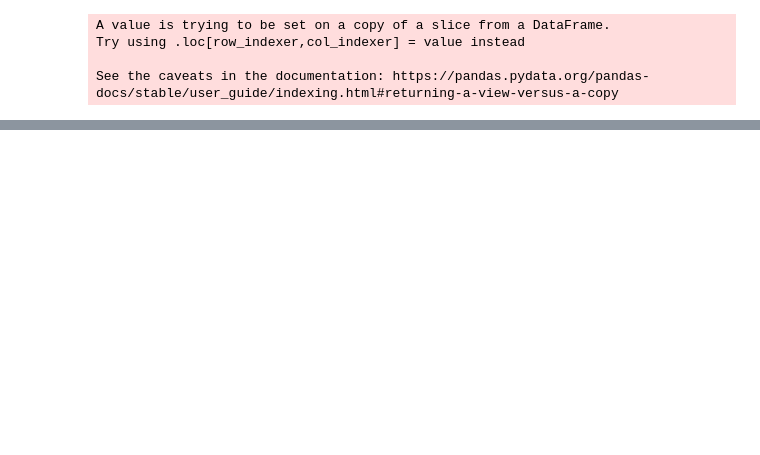
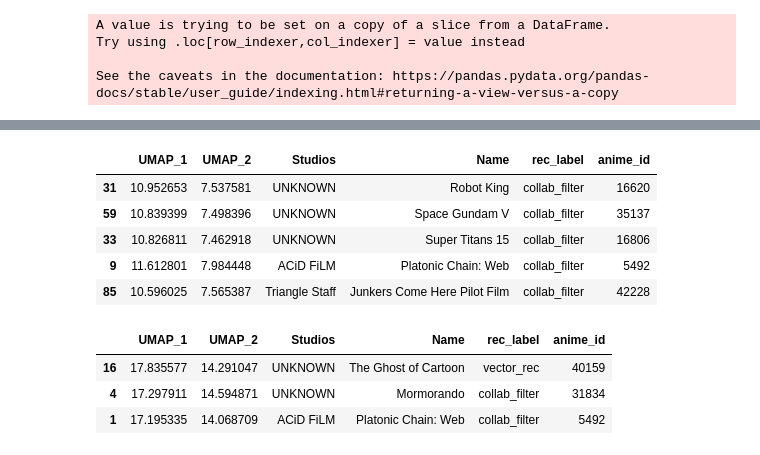
Before and after one commit to convoluted-turtle/Gen-AI-Anime-Recommendation-System, a Jupyter notebook: recs/visuals.ipynb, the cells around one changed output, grey strips where cells are left out. Drawn from its saved outputs; the diff is of its cells as text; code cells hidden in the pictures; blank space fills up the shorter version.

```diff
--- a/recs/visuals.ipynb
+++ b/recs/visuals.ipynb
@@ -65,0 +68,5 @@ popular_anime_descriptions, joined_list, vd_recs = process_recommendations(pop_r
+# %%
+pop_recs
+cf_list = list(df[df['anime_id'].isin(pop_recs)]['anime_values'])
+# %%
+joined_list = [item for sublist in cf_list for item in sublist]
@@ -104,12 +140,12 @@ fig_box.show()
 # %%
-recs_umap = recs[['Studios', 'anime_Synopsis', 'Name', 'anime_id']]
+recs_umap = recs[['Studios', 'anime_Synopsis', 'Name', 'anime_id','Image URL', 'Producers', 'anime_Score', 'Source', 'Favorites', 'Members', 'Aired', 'imdb_name_basics_primaryName']]
 # Initialize 'rec_label' column with empty strings
 recs_umap['rec_label'] = ''
 
 # Iterate through the lists and update the 'rec_label' column
 for rec_type, lst in [('collab_filter', joined_list), ('vector_rec', vd_recs), ('pop_rec', pop_recs)]:
     recs_umap.loc[recs_umap['anime_id'].isin(lst), 'rec_label'] = rec_type
-new_row = {'Studios': 'user query', 'anime_Synopsis': query, 'Name': 'user query', 'anime_id': 'none', 'rec_label': 'none'}
+new_row = {'Studios': 'user query', 'anime_Synopsis': query, 'Name': 'user query', 'anime_id': 'none', 'rec_label': 'none', 'Image URL': 'none', 'Producers': 'none', 'anime_Score': 8.0, 'Source': 'none', 'Favorites':'none', 'Members':'none', ' Aired':'none', 'imdb_name_basics_primaryName': 'none'}
 recs_umap = pd.concat([pd.DataFrame(new_row, index=[0]), recs_umap], ignore_index=True)
 # %% [output]
 A value is trying to be set on a copy of a slice from a DataFrame.
@@ -119 +158,11 @@ See the caveats in the documentation: https://pandas.pydata.org/pandas-docs/stab
+# %%
+
+# Encode the anime synopsis using the Sentence Transformer model
+embeddings_synopsis = model.encode(recs_umap['anime_Synopsis'].tolist())
+embedding_producers = model.encode(recs_umap['Producers'].tolist())
+embedding_aired = model.encode(recs_umap['Aired'].tolist())
+embedding_studios = model.encode(recs_umap['Studios'].tolist())
+embedding_actors = model.encode(recs_umap['imdb_name_basics_primaryName'].tolist())
+ratings_encoded = np.array(recs_umap['anime_Score']).reshape(-1, 1)
+combined_features = np.concatenate([embeddings_synopsis,embedding_producers,embedding_aired,embedding_studios,embedding_actors,ratings_encoded], axis = 1)
 # %%
@@ -175,0 +220,16 @@ fig_umap.show()
+# %%
+closest_rows
+# %% [output]
+|  | UMAP_1 | UMAP_2 | Studios | Name | rec_label | anime_id |
+| 31 | 10.952653 | 7.537581 | UNKNOWN | Robot King | collab_filter | 16620 |
+| 59 | 10.839399 | 7.498396 | UNKNOWN | Space Gundam V | collab_filter | 35137 |
+| 33 | 10.826811 | 7.462918 | UNKNOWN | Super Titans 15 | collab_filter | 16806 |
+| 9 | 11.612801 | 7.984448 | ACiD FiLM | Platonic Chain: Web | collab_filter | 5492 |
+| 85 | 10.596025 | 7.565387 | Triangle Staff | Junkers Come Here Pilot Film | collab_filter | 42228 |
+# %%
+closest_rows
+# %% [output]
+|  | UMAP_1 | UMAP_2 | Studios | Name | rec_label | anime_id |
+| 16 | 17.835577 | 14.291047 | UNKNOWN | The Ghost of Cartoon | vector_rec | 40159 |
+| 4 | 17.297911 | 14.594871 | UNKNOWN | Mormorando | collab_filter | 31834 |
+| 1 | 17.195335 | 14.068709 | ACiD FiLM | Platonic Chain: Web | collab_filter | 5492 |
```
Also changed, not shown: parts of 9 cells of this notebook, 7 other files.
